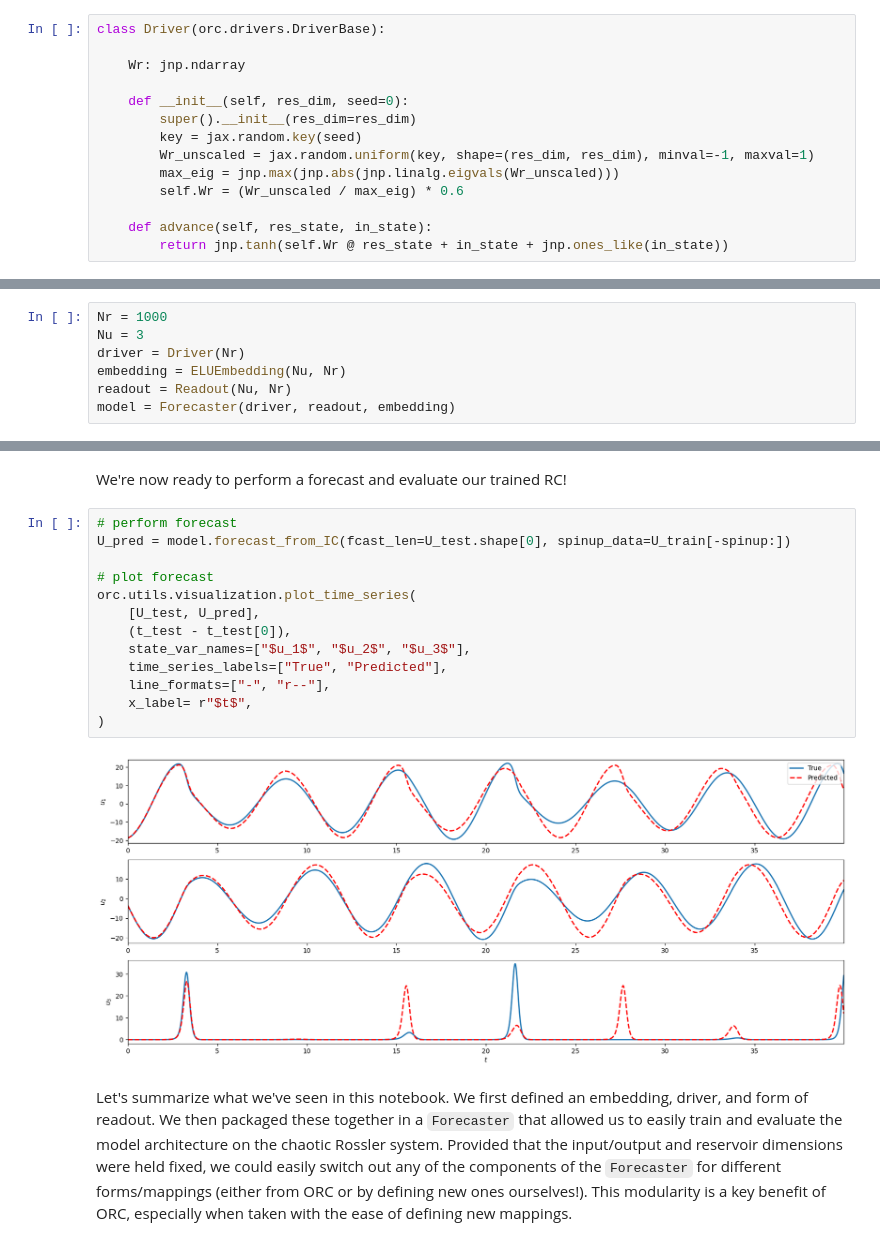
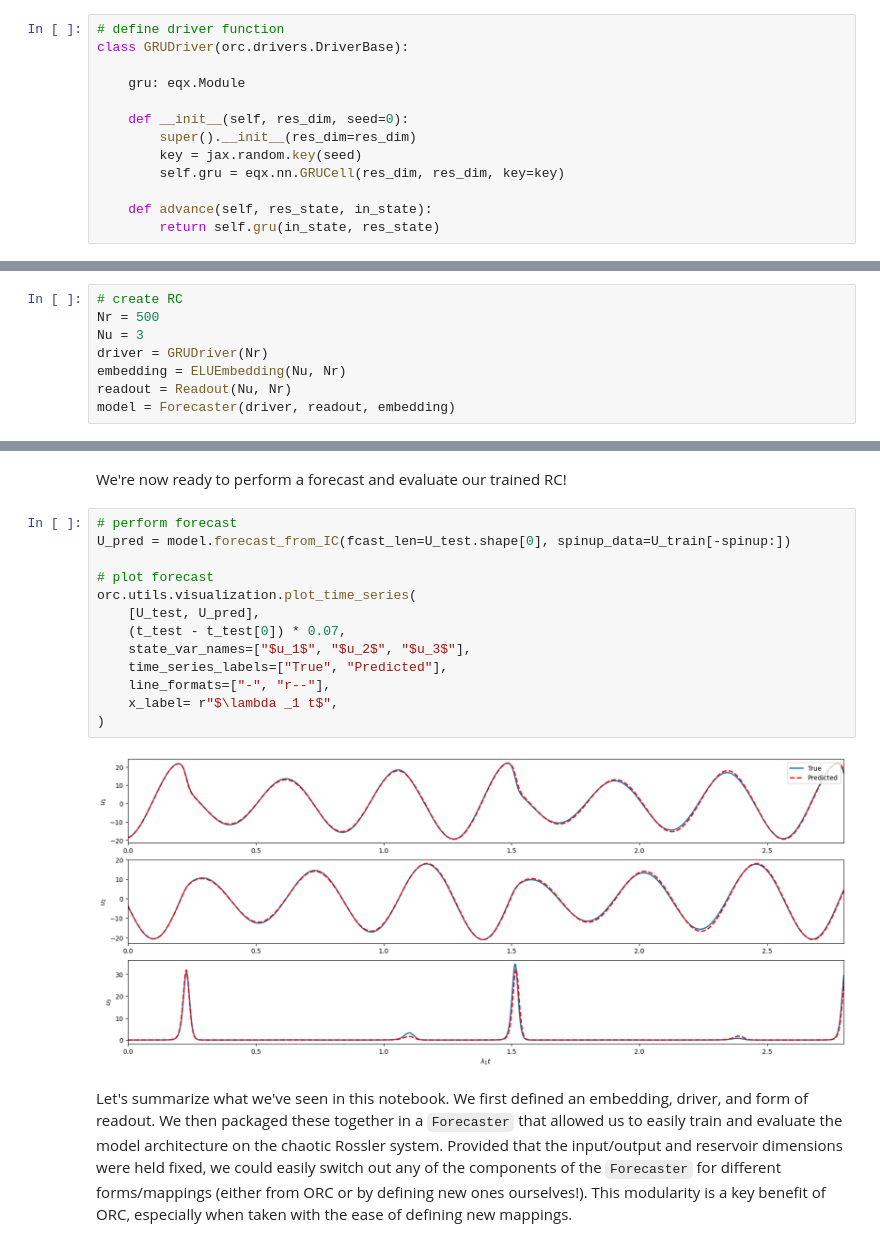
Before and after one commit to Jan-Williams/OpenReservoirComputing, a Jupyter notebook: examples/rc_background.ipynb, the cells around one changed output, grey strips where cells are left out. Saved outputs shown, nothing was run; the diff lists cells and outputs as text.

Commit message:
Added control diagram, GRUDriver, and improved forecast in rc_background.ipynb

```diff
--- a/examples/rc_background.ipynb
+++ b/examples/rc_background.ipynb
@@ -56,17 +63,16 @@ where $W_r \in \mathbb R^{N_r \times N_r}$ and $\mathbf 1$ is a vector of ones.
 # %%
-class Driver(orc.drivers.DriverBase):
+# define driver function
+class GRUDriver(orc.drivers.DriverBase):
 
-    Wr: jnp.ndarray
+    gru: eqx.Module
 
     def __init__(self, res_dim, seed=0):
         super().__init__(res_dim=res_dim)
         key = jax.random.key(seed)
-        Wr_unscaled = jax.random.uniform(key, shape=(res_dim, res_dim), minval=-1, maxval=1)
-        max_eig = jnp.max(jnp.abs(jnp.linalg.eigvals(Wr_unscaled)))
-        self.Wr = (Wr_unscaled / max_eig) * 0.6
+        self.gru = eqx.nn.GRUCell(res_dim, res_dim, key=key)
 
     def advance(self, res_state, in_state):
-        return jnp.tanh(self.Wr @ res_state + in_state + jnp.ones_like(in_state))
+        return self.gru(in_state, res_state)
 # %% [markdown]
 ### Defining a readout
 While there is great flexibility in the assumed form of $f_E$ and $f_R$, $f_O$ is more restricted if we want to retain the ability to train the RC with a linear regression. We'll assume the output operator is linear, that is $f_O(r_t) = W_Or_t$ where $W_O \in \mathbb R^{N_y \times N_r}$. We initialize the readout layer of our RC by subclassing `orc.readouts.ReadoutBase` and defining a `readout` method. We'll initialize $W_O$ with zeros, although the initialization won't affect training.
@@ -116,7 +125,8 @@ The desired input (and output) dimension is that of the Rossler system, $N_y = N
 # %%
-Nr = 1000
+# create RC
+Nr = 500
 Nu = 3
-driver = Driver(Nr)
+driver = GRUDriver(Nr)
 embedding = ELUEmbedding(Nu, Nr)
 readout = Readout(Nu, Nr)
 model = Forecaster(driver, readout, embedding)
@@ -166,18 +174,18 @@ We're now ready to perform a forecast and evaluate our trained RC!
 # %%
 # perform forecast
 U_pred = model.forecast_from_IC(fcast_len=U_test.shape[0], spinup_data=U_train[-spinup:])
 
 # plot forecast
 orc.utils.visualization.plot_time_series(
     [U_test, U_pred],
-    (t_test - t_test[0]),
+    (t_test - t_test[0]) * 0.07,
     state_var_names=["$u_1$", "$u_2$", "$u_3$"],
     time_series_labels=["True", "Predicted"],
     line_formats=["-", "r--"],
-    x_label= r"$t$",
+    x_label= r"$\lambda _1 t$",
 )
 # %% [output]
-[figure, old version]
+[figure, new version]
 # %% [markdown]
 Let's summarize what we've seen in this notebook. We first defined an embedding, driver, and form of readout. We then packaged these together in a `Forecaster` that allowed us to easily train and evaluate the model architecture on the chaotic Rossler system. Provided that the input/output and reservoir dimensions were held fixed, we could easily switch out any of the components of the `Forecaster` for different forms/mappings (either from ORC or by defining new ones ourselves!). This modularity is a key benefit of ORC, especially when taken with the ease of defining new mappings.
 # %% [markdown]
```
Also changed, not shown: parts of 13 cells of this notebook.
